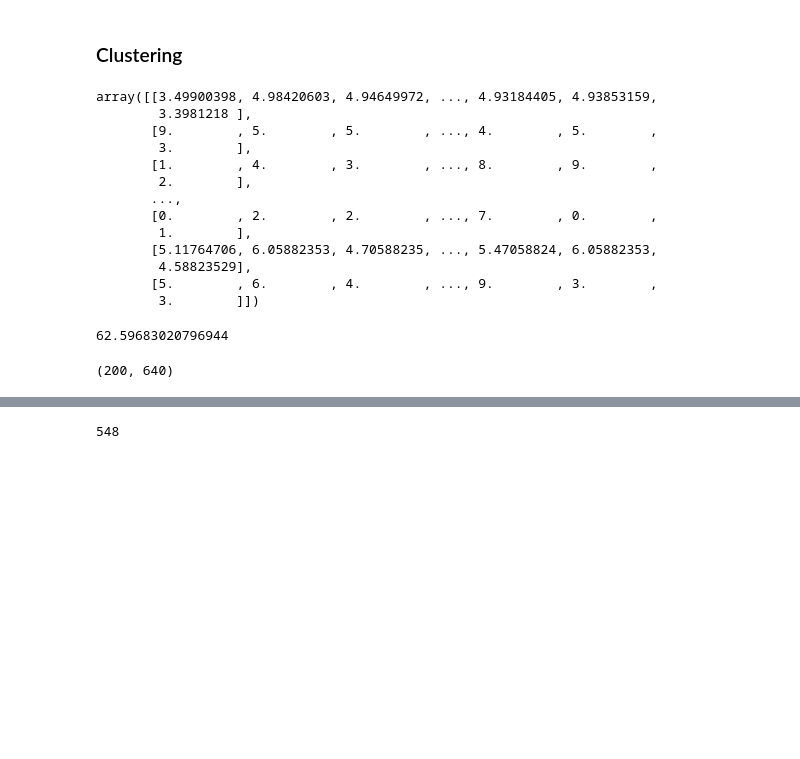
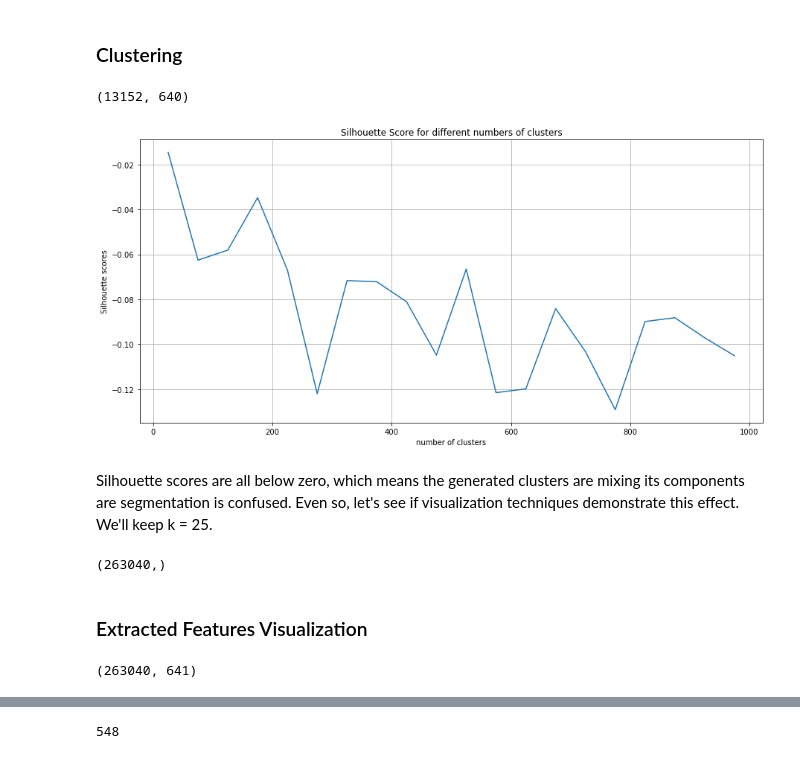
Before and after one commit to josealexandre-mecai/img-processing-2022, a Jupyter notebook: BOVW_Train.ipynb, the cells around one changed output, grey strips where cells are left out. Cells and saved outputs as stored; diff of their text form; code cells hidden in the pictures; blank space fills up the shorter version.

Commit message:
Added Visualizations for LBP

```diff
--- a/BOVW_Train.ipynb
+++ b/BOVW_Train.ipynb
@@ -586,9 +586,11 @@ descriptors_float = descriptors.astype(float)
 ### Clustering
 # %%
 np.random.seed(1554)
-sample_idx = np.random.choice(descriptors_float.shape[0], size = int(descriptors_float.shape[0]*0.1), replace = False)
+sample_idx = np.random.choice(descriptors_float.shape[0], size = int(descriptors_float.shape[0]*0.05), replace = False)
 descriptors_sample = descriptors_float[sample_idx]
 print(descriptors_sample.shape)
+# %% [output]
+(13152, 640)
 # %%
 n_clusters = np.arange(25, 1000, 50)
 scores=[]
@@ -597,4 +599,15 @@ for k in n_clusters:
     clusters, _ = vq(descriptors_sample, voc_sample)
     score = silhouette_score(descriptors_sample, clusters)
     scores.append(score)
+# %%
+fig=plt.figure(figsize=(15,7))
+plt.title("Silhouette Score for different numbers of clusters")
+plt.plot(n_clusters, scores)
+plt.ylabel("Silhouette scores")
+plt.xlabel("number of clusters")
+plt.grid()
+# %% [output]
+[figure, added]
+# %% [markdown]
+Silhouette scores are all below zero, which means the generated clusters are mixing its components are segmentation is confused. Even so, let's see if visualization techniques demonstrate this effect. We'll keep k = 25.
 # %%
@@ -602,25 +616,13 @@ k = 200
 voc, variance = kmeans(descriptors_float, k, 1)
-# %%
-voc
-# %% [output]
-array([[3.49900398, 4.98420603, 4.94649972, ..., 4.93184405, 4.93853159,
-        3.3981218 ],
-       [9.        , 5.        , 5.        , ..., 4.        , 5.        ,
-        3.        ],
-       [1.        , 4.        , 3.        , ..., 8.        , 9.        ,
-        2.        ],
-       ...,
-       [0.        , 2.        , 2.        , ..., 7.        , 0.        ,
-        1.        ],
-       [5.11764706, 6.05882353, 4.70588235, ..., 5.47058824, 6.05882353,
-        4.58823529],
-       [5.        , 6.        , 4.        , ..., 9.        , 3.        ,
-        3.        ]])
-# %%
-variance
-# %% [output]
-62.59683020796944
-# %%
-voc.shape
-# %% [output]
-(200, 640)
+# %%
+clusters, _ = vq(descriptors_float, voc)
+print(clusters.shape)
+# %% [output]
+(263040,)
+# %% [markdown]
+### Extracted Features Visualization
+# %%
+descriptors_cluster = np.hstack((descriptors_float,clusters.reshape(-1, 1)))
+print(descriptors_cluster.shape)
+# %% [output]
+(263040, 641)
```
Also changed, not shown: parts of 9 cells of this notebook.
